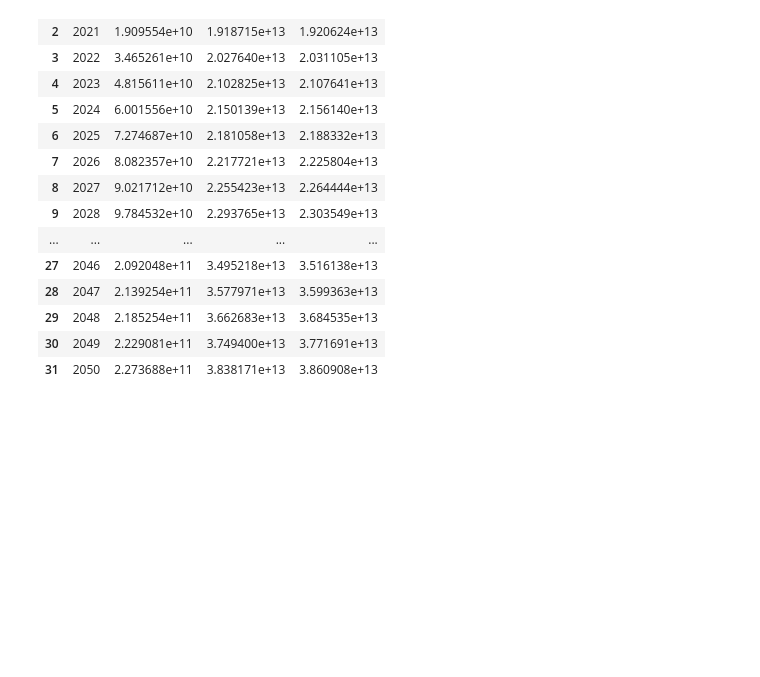
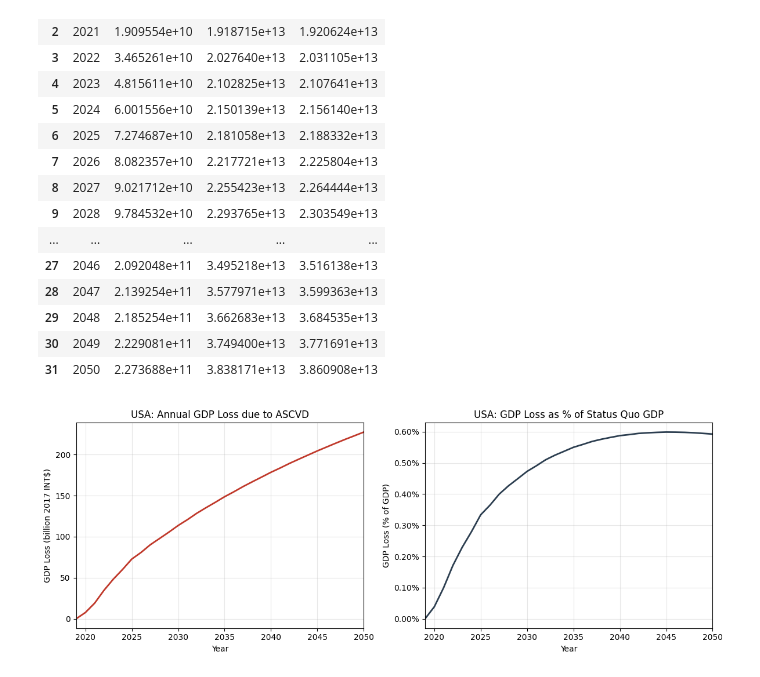
Before and after one commit to CenterforDigitalHealth/ASCVD-Economic-Burden, a Jupyter notebook: generate_figures-trend.ipynb, the cells around one changed output. Saved outputs shown, nothing was run; the diff lists cells and outputs as text; code cells hidden in the pictures; blank space fills up the shorter version.

Commit message:
modify figure codes

```diff
--- a/generate_figures-trend.ipynb
+++ b/generate_figures-trend.ipynb
@@ -94,4 +56,34 @@ usa
 | 31 | 2050 | 2.273688e+11 | 3.838171e+13 | 3.860908e+13 |
 # %%
 import matplotlib.pyplot as plt
+
+import matplotlib.pyplot as plt
+import matplotlib.ticker as mticker
+
+fig, axes = plt.subplots(1, 2, figsize=(12, 4.5))
+
+years = usa['year'].values
+
+loss_billion = usa['GDP_loss'].values / 1e9
+axes[0].plot(years, loss_billion, color='#c0392b', linewidth=2)
+axes[0].set_xlabel('Year')
+axes[0].set_ylabel('GDP Loss (billion 2017 INT$)')
+axes[0].set_title('USA: Annual GDP Loss due to ASCVD')
+axes[0].set_xlim(2019, 2050)
+axes[0].grid(alpha=0.3)
+
+loss_pct = (usa['GDP_loss'].values / usa['GDP_SQ'].values) * 100
+axes[1].plot(years, loss_pct, color='#2c3e50', linewidth=2)
+axes[1].set_xlabel('Year')
+axes[1].set_ylabel('GDP Loss (% of GDP)')
+axes[1].set_title('USA: GDP Loss as % of Status Quo GDP')
+axes[1].set_xlim(2019, 2050)
+axes[1].grid(alpha=0.3)
+axes[1].yaxis.set_major_formatter(mticker.FormatStrFormatter('%.2f%%'))
+
+plt.tight_layout()
+# plt.savefig('tables/usa_gdp_loss_detail.png', dpi=300, bbox_inches='tight')
+plt.show()
+# %% [output]
+[figure, added]
 # %%
```
Also changed, not shown: parts of 4 cells of this notebook, 2 other files.
